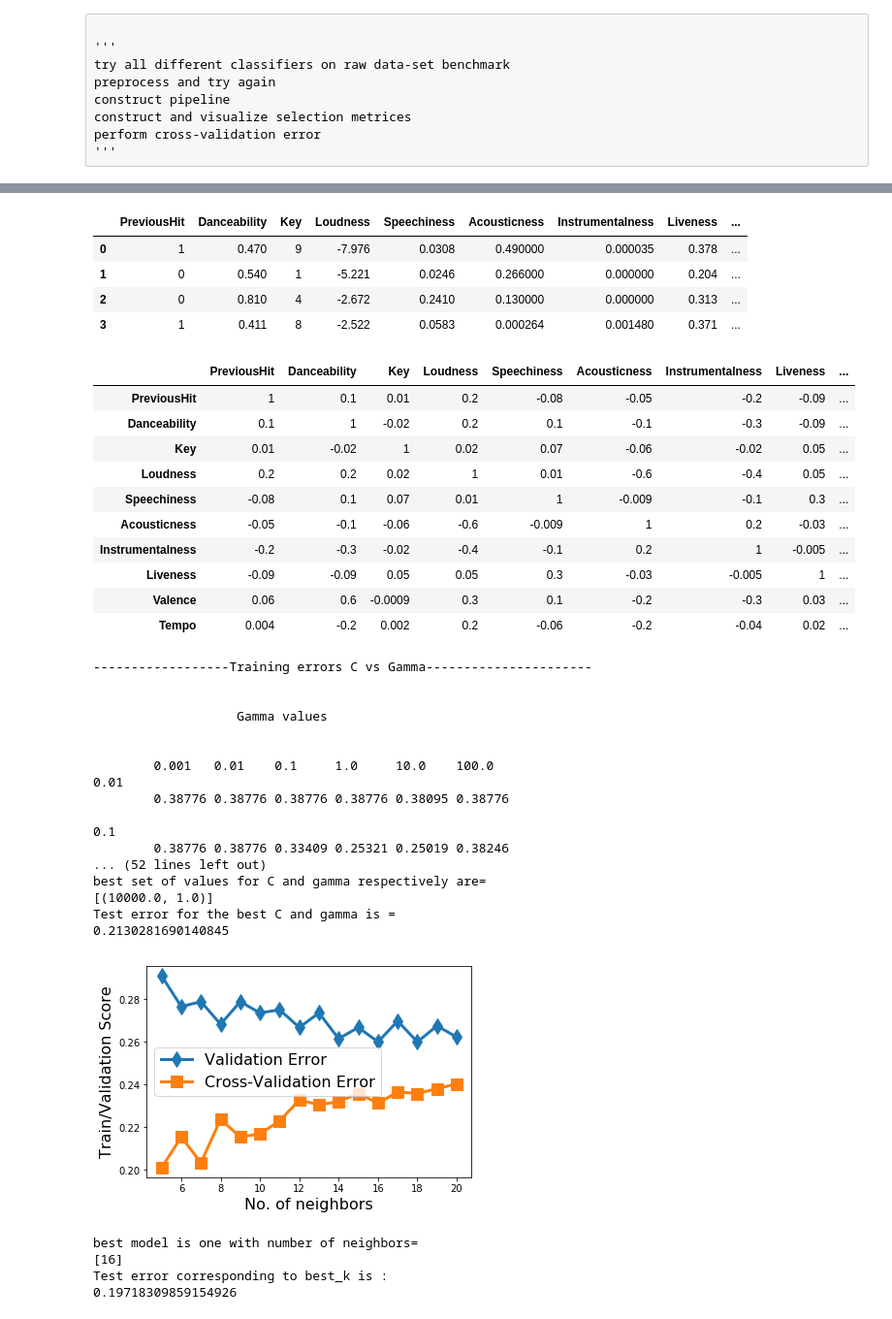
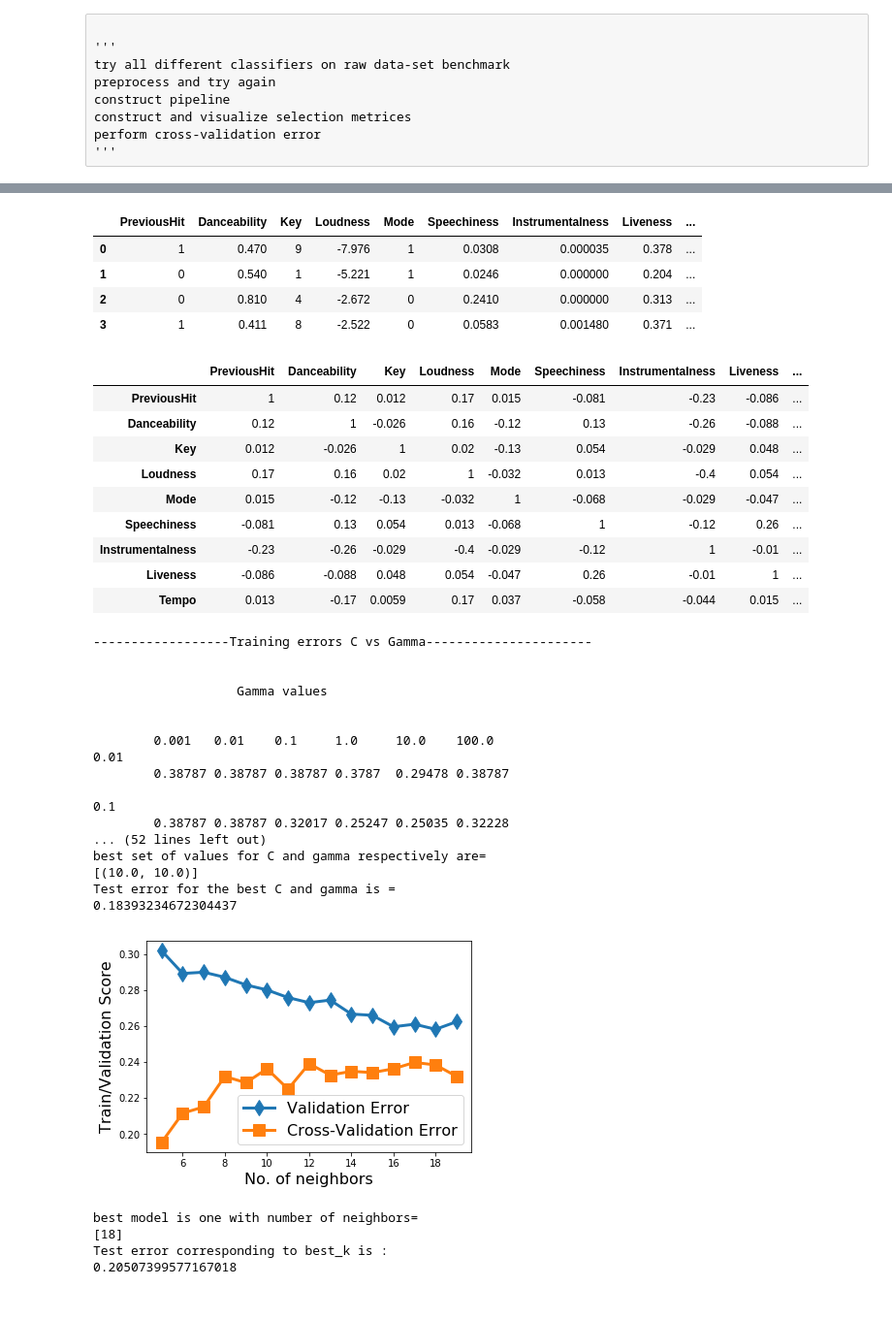
Before and after one commit to pruthvipatel/midterm_project_CS6301.010, a Jupyter notebook: mid_term_project/mid_term_project.ipynb, the cells around one changed output, grey strips where cells are left out. Shown at 97% size. Saved outputs shown, nothing was run; the diff lists cells and outputs as text; code cells hidden in the pictures.

```diff
--- a/mid_term_project/mid_term_project.ipynb
+++ b/mid_term_project/mid_term_project.ipynb
@@ -31,6 +31,7 @@ from pandas import DataFrame, read_csv
 
 #describe dataframe
 from scipy import stats
+cvn = 10
 # %%
 #load train and test
 train=pd.read_csv('./CS6301-S19-MidTermProject/bb_2000s_train.csv',delimiter=',',header=0)
@@ -38,14 +39,14 @@ test=pd.read_csv('./CS6301-S19-MidTermProject/bb_2000s_test.csv',delimiter=',',h
 # %%
 train_y=train.iloc[:,-1]
 #train_x=train.iloc[:,3:-1]
-train_x=train.iloc[:,[3,4,6,7,9,10,11,12,13,14]]
-test=test.iloc[:,[0,1,3,4,6,7,8,9,10,11]]
+train_x=train.iloc[:,[3,4,6,7,8,9,11,12,14]]
+test=test.iloc[:,[0,1,3,4,5,6,8,9,11]]
 
 #change2____added below line
 #train_norm_x = normalize(train_x, axis =0)
 # %%
 #train, test and validation partition
-tst_frac=0.3
+tst_frac=0.25
 
 
 #change3_____train_x changed to train_norm_x
@@ -65,26 +66,25 @@ test[0:4]
 # %%
 train_x[0:4]
 # %% [output]
-|  | PreviousHit | Danceability | Key | Loudness | Speechiness | Acousticness | Instrumentalness | Liveness | ... |
-| 0 | 1 | 0.470 | 9 | -7.976 | 0.0308 | 0.490000 | 0.000035 | 0.378 | ... |
-| 1 | 0 | 0.540 | 1 | -5.221 | 0.0246 | 0.266000 | 0.000000 | 0.204 | ... |
-| 2 | 0 | 0.810 | 4 | -2.672 | 0.2410 | 0.130000 | 0.000000 | 0.313 | ... |
-| 3 | 1 | 0.411 | 8 | -2.522 | 0.0583 | 0.000264 | 0.001480 | 0.371 | ... |
+|  | PreviousHit | Danceability | Key | Loudness | Mode | Speechiness | Instrumentalness | Liveness | ... |
+| 0 | 1 | 0.470 | 9 | -7.976 | 1 | 0.0308 | 0.000035 | 0.378 | ... |
+| 1 | 0 | 0.540 | 1 | -5.221 | 1 | 0.0246 | 0.000000 | 0.204 | ... |
+| 2 | 0 | 0.810 | 4 | -2.672 | 0 | 0.2410 | 0.000000 | 0.313 | ... |
+| 3 | 1 | 0.411 | 8 | -2.522 | 0 | 0.0583 | 0.001480 | 0.371 | ... |
 # %%
 corr = X_trn.corr()
-corr.style.background_gradient(cmap='coolwarm').set_precision(1)
+corr.style.background_gradient(cmap='coolwarm').set_precision(2)
 # %% [output]
-|  | PreviousHit | Danceability | Key | Loudness | Speechiness | Acousticness | Instrumentalness | Liveness | ... |
-| PreviousHit | 1 | 0.1 | 0.01 | 0.2 | -0.08 | -0.05 | -0.2 | -0.09 | ... |
-| Danceability | 0.1 | 1 | -0.02 | 0.2 | 0.1 | -0.1 | -0.3 | -0.09 | ... |
-| Key | 0.01 | -0.02 | 1 | 0.02 | 0.07 | -0.06 | -0.02 | 0.05 | ... |
-| Loudness | 0.2 | 0.2 | 0.02 | 1 | 0.01 | -0.6 | -0.4 | 0.05 | ... |
-| Speechiness | -0.08 | 0.1 | 0.07 | 0.01 | 1 | -0.009 | -0.1 | 0.3 | ... |
-| Acousticness | -0.05 | -0.1 | -0.06 | -0.6 | -0.009 | 1 | 0.2 | -0.03 | ... |
-| Instrumentalness | -0.2 | -0.3 | -0.02 | -0.4 | -0.1 | 0.2 | 1 | -0.005 | ... |
-| Liveness | -0.09 | -0.09 | 0.05 | 0.05 | 0.3 | -0.03 | -0.005 | 1 | ... |
-| Valence | 0.06 | 0.6 | -0.0009 | 0.3 | 0.1 | -0.2 | -0.3 | 0.03 | ... |
-| Tempo | 0.004 | -0.2 | 0.002 | 0.2 | -0.06 | -0.2 | -0.04 | 0.02 | ... |
+|  | PreviousHit | Danceability | Key | Loudness | Mode | Speechiness | Instrumentalness | Liveness | ... |
+| PreviousHit | 1 | 0.12 | 0.012 | 0.17 | 0.015 | -0.081 | -0.23 | -0.086 | ... |
+| Danceability | 0.12 | 1 | -0.026 | 0.16 | -0.12 | 0.13 | -0.26 | -0.088 | ... |
+| Key | 0.012 | -0.026 | 1 | 0.02 | -0.13 | 0.054 | -0.029 | 0.048 | ... |
+| Loudness | 0.17 | 0.16 | 0.02 | 1 | -0.032 | 0.013 | -0.4 | 0.054 | ... |
+| Mode | 0.015 | -0.12 | -0.13 | -0.032 | 1 | -0.068 | -0.029 | -0.047 | ... |
+| Speechiness | -0.081 | 0.13 | 0.054 | 0.013 | -0.068 | 1 | -0.12 | 0.26 | ... |
+| Instrumentalness | -0.23 | -0.26 | -0.029 | -0.4 | -0.029 | -0.12 | 1 | -0.01 | ... |
+| Liveness | -0.086 | -0.088 | 0.048 | 0.054 | -0.047 | 0.26 | -0.01 | 1 | ... |
+| Tempo | 0.013 | -0.17 | 0.0059 | 0.17 | 0.037 | -0.058 | -0.044 | 0.015 | ... |
 # %%
 normalize=Normalizer()
 min_max_scaler = preprocessing.MinMaxScaler()
@@ -121,7 +121,7 @@ for C in C_values:
                            ('min_max_scaler', min_max_scaler),
                            ('SVM', clf)])
         SVMmodels[(C,G)]=SVCclf.fit(X_trn,y_trn)
-        valErr[(C,G)]=1-np.mean(cross_val_score(SVCclf,X_trn,y_trn,cv=10))
+        valErr[(C,G)]=1-np.mean(cross_val_score(SVCclf,X_trn,y_trn,cv=cvn))
         trnErr[(C,G)]=1-SVCclf.score(X_trn,y_trn)
 
         print ('\t'+str(np.round(trnErr[(C,G)],decimals=5)),end='')
@@ -158,15 +158,15 @@ print (1-SVMmodels[best_params[0]].score(X_tst,y_tst))
 
         0.001   0.01    0.1     1.0     10.0    100.0
 0.01
-        0.38776 0.38776 0.38776 0.38776 0.38095 0.38776
+        0.38787 0.38787 0.38787 0.3787  0.29478 0.38787
 
 0.1
-        0.38776 0.38776 0.33409 0.25321 0.25019 0.38246
+        0.38787 0.38787 0.32017 0.25247 0.25035 0.32228
 ... (52 lines left out)
 best set of values for C and gamma respectively are=
-[(10000.0, 1.0)]
+[(10.0, 10.0)]
 Test error for the best C and gamma is =
-0.2130281690140845
+0.18393234672304437
 # %%
 #High value of C suggests that the model is highly non-linear
 # %%
@@ -175,7 +175,7 @@ from sklearn.neighbors import KNeighborsClassifier
 # %%
 #change______________________________________________________
 #k_list=[1,5,11,15,21]
-k_range = np.arange(5, 21, 1)
+k_range = np.arange(5, 20, 1)
 
 kModels=dict()
 #kValErr=dict()
@@ -191,38 +191,38 @@ for k in k_range:
                        ('KNN', neigh)])
     kModels[k]=KNNclf.fit(X_trn,y_trn)
     #kValErr[k]=1-KNNclf.score(X_val,y_val)
-    kCValErr[k] = 1- np.mean(cross_val_score(KNNclf,X_trn,y_trn, cv=10))
+    kCValErr[k] = 1- np.mean(cross_val_score(KNNclf,X_trn,y_trn, cv=cvn))
     kTrnErr[k]=1-KNNclf.score(X_trn,y_trn)
 
 
 
 plt.figure()
 #plt.plot(kValErr.keys(), kValErr.values(), marker='o', linewidth=3, markersize=12)
 plt.plot(kCValErr.keys(), kCValErr.values(), marker='d', linewidth=3, markersize=12)
 plt.plot(kTrnErr.keys(), kTrnErr.values(), marker='s', linewidth=3, markersize=12)
 plt.xlabel('No. of neighbors', fontsize=16)
 plt.ylabel('Train/Validation Score', fontsize=16)
 #plt.xticks(list(kValErr.keys()), fontsize=12)
 plt.legend(['Validation Error','Cross-Validation Error', 'Train Error'], fontsize=16)
 #change__________________removed the below line
 #plt.axis([0, 22, -1, 1])
 
 plt.show()
 
 #temp=min(kValErr.values())
 temp=min(kCValErr.values())
 #best_k=[param for param,score in kValErr.items() if score==temp]
 best_k=[param for param,score in kCValErr.items() if score==temp]
 print ('best model is one with number of neighbors=')
 print (best_k)
 
 print ('Test error corresponding to best_k is :')
 print (1-kModels[best_k[0]].score(X_tst,y_tst))
 # %% [output]
-[figure, old version]
+[figure, new version]
 best model is one with number of neighbors=
-[16]
+[18]
 Test error corresponding to best_k is :
-0.19718309859154926
+0.20507399577167018
 # %%
 #change______________
```
Also changed, not shown: parts of 12 cells of this notebook.
